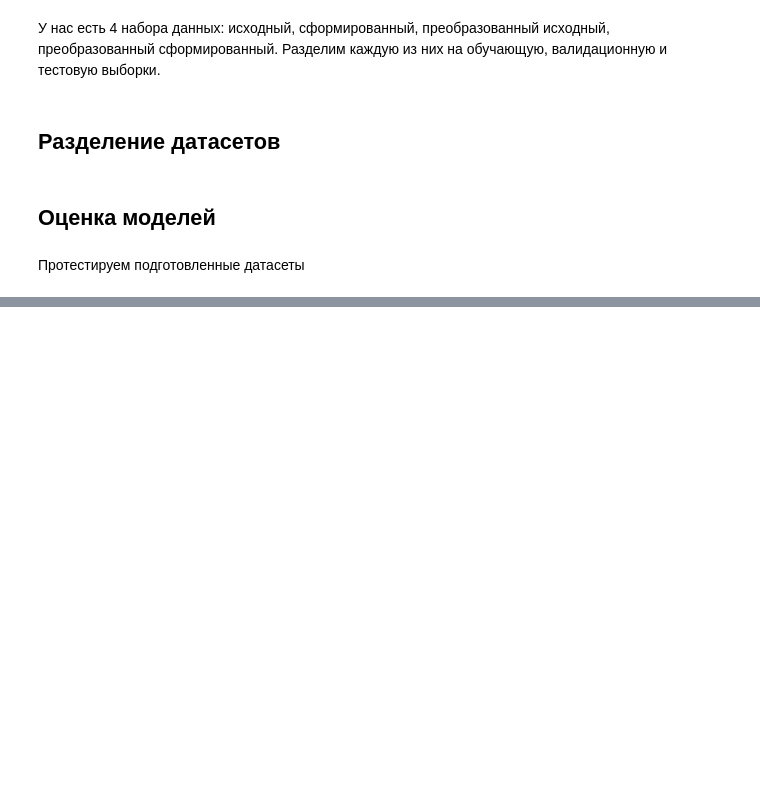
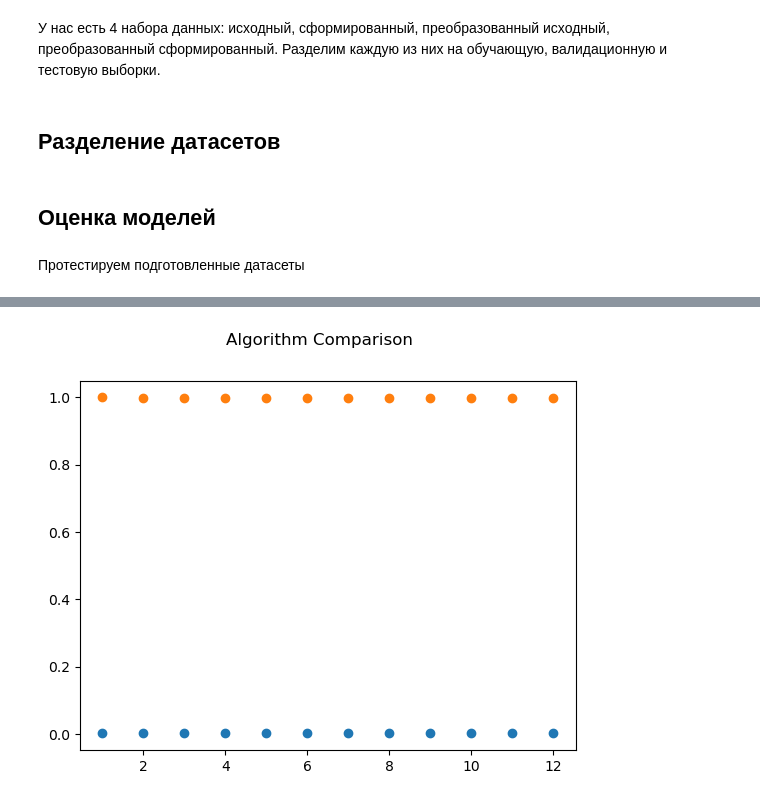
Before and after one commit to maxi7665/IAD, a Jupyter notebook: lab1/lab1.ipynb, the cells around one changed output, grey strips where cells are left out. Cells and saved outputs as stored; diff of their text form; code cells hidden in the pictures; blank space fills up the shorter version.

```diff
--- a/lab1/lab1.ipynb
+++ b/lab1/lab1.ipynb
@@ -470,0 +826,94 @@ def test_model(ds_data):
+# %%
+# для каждой настройки запустим обучение
+
+def test_dense_grid_model(ds_data, grid_params, scaler:MinMaxScaler=None, ):
+    """Протестировать полносвязную нейросетевую регрессионную модель с учетом параметров"""
+    (x_tr, y_tr, x_val, y_val, x_test, y_test) = ds_data
+
+    active1 = grid_params["activation"]
+    active2 = 'linear'
+    layers_units = grid_params["layers_units"]
+
+    # собираем слои сети
+    model = models.Sequential()
+    print(f"input shape = {x_tr.shape[1]}")
+    model.add(Input((x_tr.shape[1],)))
+
+    # добавляем заданное параметрами кол-во слоев
+    for units in layers_units:
+        model.add(layers.Dense(units, activation=active1))
+
+    # выходной слой - линейная функция активации, чтобы получить предсказание
+    model.add(layers.Dense(1, activation=active2))
+
+    # собираем модель
+    model.compile(
+        optimizer='adam',
+        loss='mse',
+        metrics=[metrics.RootMeanSquaredError()])
+
+    callbacks = [
+        # остановка обучения при отсутствии прогресса по СКО потерь
+        keras.callbacks.EarlyStopping(
+            monitor="val_root_mean_squared_error",
+            patience=25
+        ),
+        # уменьшение скорости обучения при отсутствии прогресса
+        keras.callbacks.ReduceLROnPlateau(
+            monitor="val_loss",
+            factor=0.25,
+            patience=20
+        )
+    ]
+
+    # обучаем модель
+    m = model.fit(x_tr, y_tr, validation_data=(x_val, y_val), callbacks=callbacks, epochs=250, batch_size=16, verbose=0)
+
+    #test_loss, test_acc = model.evaluate(x_test, y_test)
+    #print(f"test_loss={test_loss}, test_acc={test_acc}")
+
+    y_tr_pred = model.predict(x_tr, verbose=0)
+    y_val_pred = model.predict(x_val, verbose=0)
+
+    if (scaler != None):
+        # масштабируем цель для сравнения метрик с немасштабированными датасетами
+        y_tr_pred = unscale_target(x_tr, y_tr_pred, scaler)
+        y_val_pred = unscale_target(x_val, y_val_pred, scaler)
+        y_tr = unscale_target(x_tr, y_tr, scaler)
+        y_val = unscale_target(x_val, y_val, scaler)
+
+    print(grid_params)
+
+    rmse = np.sqrt(mean_squared_error(y_tr, y_tr_pred))
+    r2 = r2_score(y_tr, y_tr_pred)
+    print(f"tr rmse={rmse}")
+    print(f"tr r2={r2}")
+
+    rmse = np.sqrt(mean_squared_error(y_val, y_val_pred))
+    r2 = r2_score(y_val, y_val_pred)
+    print(f"val rmse={rmse}")
+    print(f"val r2={r2}")
+
+    #print(np.array(y_test).transpose())
+    #print(np.array(y_test_pred))
+
+    return rmse, r2
+
+rmse_list = []
+r2_list = []
+names = []
+
+for i, p in enumerate(grid):
+    print(f"{i+1}.")
+    rmse, r2 = test_dense_grid_model(ds_copy_transformed_data, p, scaler2)
+    rmse_list.append(rmse)
+    r2_list.append(r2)
+    names.append(i+1)
+    print()
+    #break
+
+plt.plot(names, rmse_list, 'o')
+plt.plot(names, r2_list, 'o')
+plt.suptitle("Algorithm Comparison")
+plt.show()
+# %% [output]
@@ -470,0 +937 @@ def test_model(ds_data):
+[figure, added]
```
Also changed, not shown: parts of 22 cells of this notebook.
